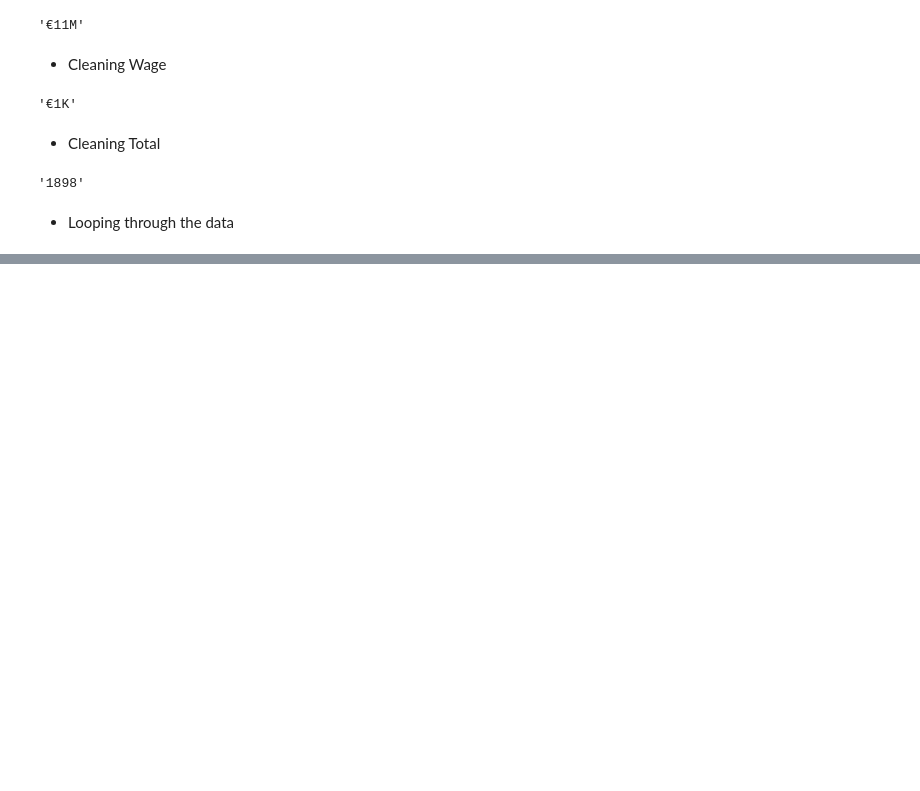
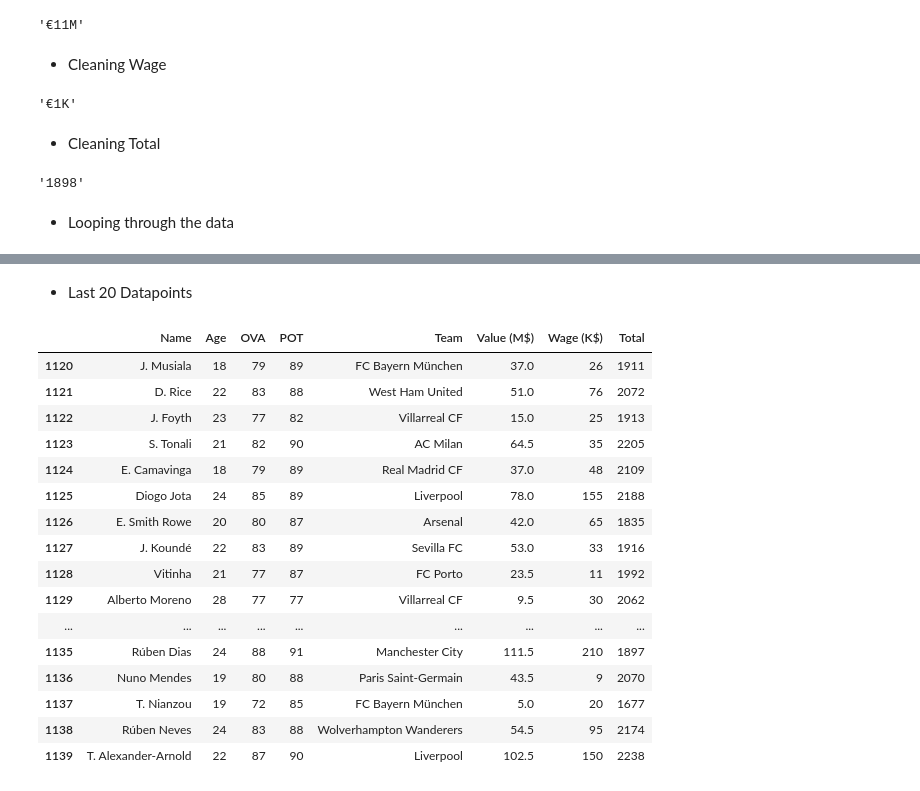
Before and after one commit to Naveen-Karanamu/FIFA-Data-Analysis, a Jupyter notebook: main.ipynb, the cells around one changed output, grey strips where cells are left out. Saved outputs shown, nothing was run; the diff lists cells and outputs as text; code cells hidden in the pictures; blank space fills up the shorter version.

```diff
--- a/main.ipynb
+++ b/main.ipynb
@@ -170,0 +229,22 @@ fifa['Total']=pd.to_numeric(fifa['Total'])
+# %% [markdown]
+* Last 20 Datapoints
+# %%
+fifa.tail(20)
+# %% [output]
+|  | Name | Age | OVA | POT | Team | Value (M$) | Wage (K$) | Total |
+| 1120 | J. Musiala | 18 | 79 | 89 | FC Bayern München | 37.0 | 26 | 1911 |
+| 1121 | D. Rice | 22 | 83 | 88 | West Ham United | 51.0 | 76 | 2072 |
+| 1122 | J. Foyth | 23 | 77 | 82 | Villarreal CF | 15.0 | 25 | 1913 |
+| 1123 | S. Tonali | 21 | 82 | 90 | AC Milan | 64.5 | 35 | 2205 |
+| 1124 | E. Camavinga | 18 | 79 | 89 | Real Madrid CF | 37.0 | 48 | 2109 |
+| 1125 | Diogo Jota | 24 | 85 | 89 | Liverpool | 78.0 | 155 | 2188 |
+| 1126 | E. Smith Rowe | 20 | 80 | 87 | Arsenal | 42.0 | 65 | 1835 |
+| 1127 | J. Koundé | 22 | 83 | 89 | Sevilla FC | 53.0 | 33 | 1916 |
+| 1128 | Vitinha | 21 | 77 | 87 | FC Porto | 23.5 | 11 | 1992 |
+| 1129 | Alberto Moreno | 28 | 77 | 77 | Villarreal CF | 9.5 | 30 | 2062 |
+| ... | ... | ... | ... | ... | ... | ... | ... | ... |
+| 1135 | Rúben Dias | 24 | 88 | 91 | Manchester City | 111.5 | 210 | 1897 |
+| 1136 | Nuno Mendes | 19 | 80 | 88 | Paris Saint-Germain | 43.5 | 9 | 2070 |
+| 1137 | T. Nianzou | 19 | 72 | 85 | FC Bayern München | 5.0 | 20 | 1677 |
+| 1138 | Rúben Neves | 24 | 83 | 88 | Wolverhampton Wanderers | 54.5 | 95 | 2174 |
+| 1139 | T. Alexander-Arnold | 22 | 87 | 90 | Liverpool | 102.5 | 150 | 2238 |
```
Also changed, not shown: parts of 26 cells of this notebook.
